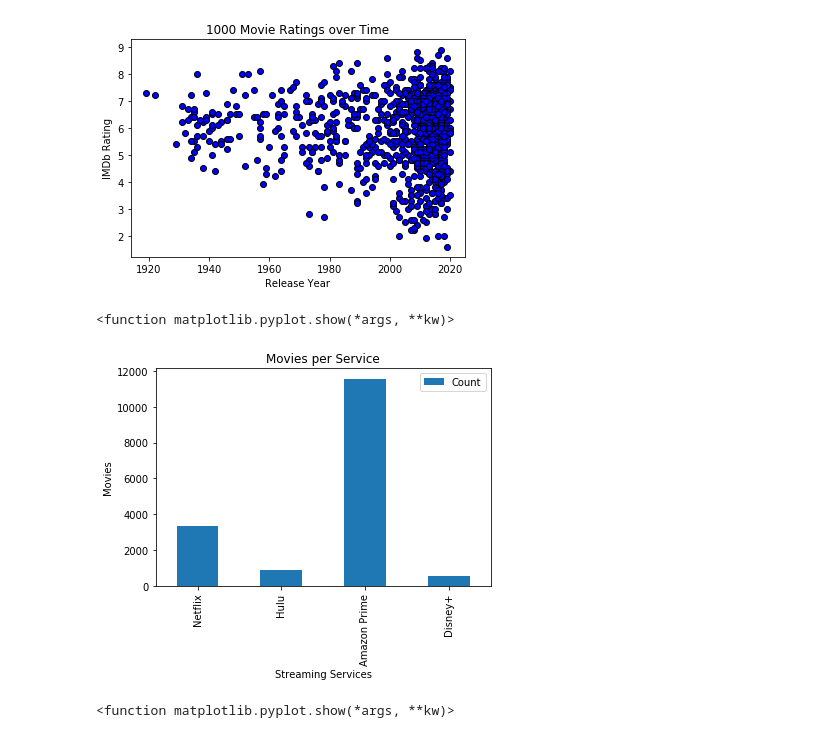
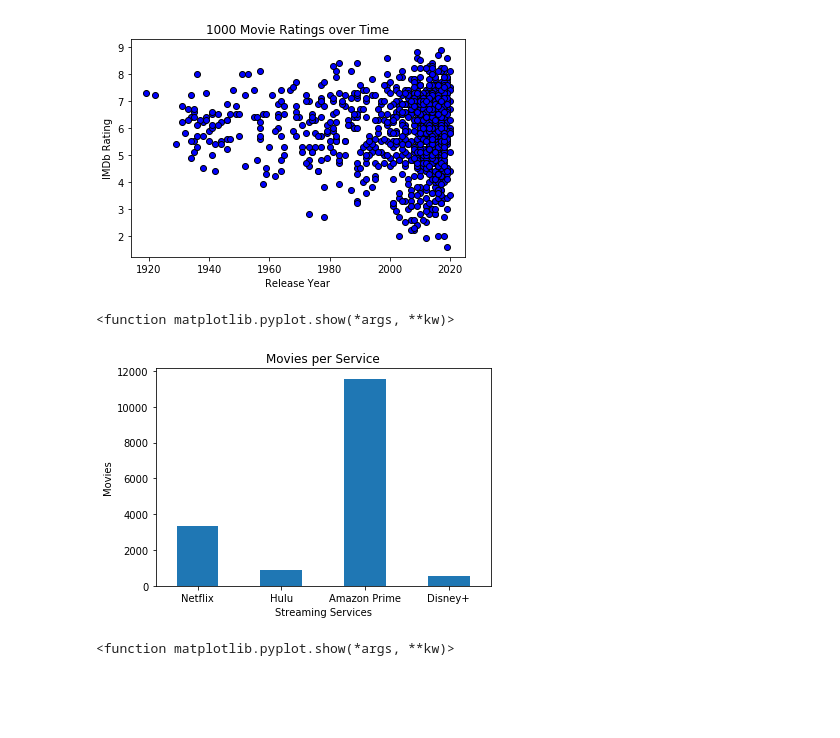
Before and after one commit to trevorguleserian/Project1, a Jupyter notebook: movies_data.ipynb, the cells around one changed output. Drawn from its saved outputs; the diff is of its cells as text; code cells hidden in the pictures; blank space fills up the shorter version.

```diff
--- a/movies_data.ipynb
+++ b/movies_data.ipynb
@@ -53,28 +53,30 @@ plt.show
 # %%
 netflix_df = movies_df.loc[movies_df['Netflix'] == 1]
 netflix = (len(netflix_df))
 
 hulu_df = movies_df.loc[movies_df['Hulu'] == 1]
 hulu = (len(hulu_df))
 
 prime_df = movies_df.loc[movies_df['Prime Video'] == 1]
 prime = (len(prime_df))
 
 disney_df = movies_df.loc[movies_df['Disney+'] == 1]
 disney = (len(disney_df))
 
 count_df = pd.DataFrame({'Streaming Services': ['Netflix', 'Hulu', 'Amazon Prime', 'Disney+'],
                          'Count': [netflix, hulu, prime, disney]}
                        ).set_index('Streaming Services')
 count_df.plot(kind='bar')
+plt.xticks(rotation = 0)
+plt.legend().remove()
 plt.ylabel('Movies')
 plt.title('Movies per Service')
 
 plt.savefig("PNG/movie_per_service.png")
 plt.show
 # %% [output]
 <function matplotlib.pyplot.show(*args, **kw)>
-[figure, old version]
+[figure, new version]
 # %%
 year_bin = [0, 1949, 1959, 1969, 1979, 1989, 1999, 2009, 2019, 2030]
 year_names = ['1940', '1950', '1960', '1970', '1980', '1990', '2000', '2010', '2020']
```
Also changed, not shown: parts of 2 cells of this notebook, 3 other files.
